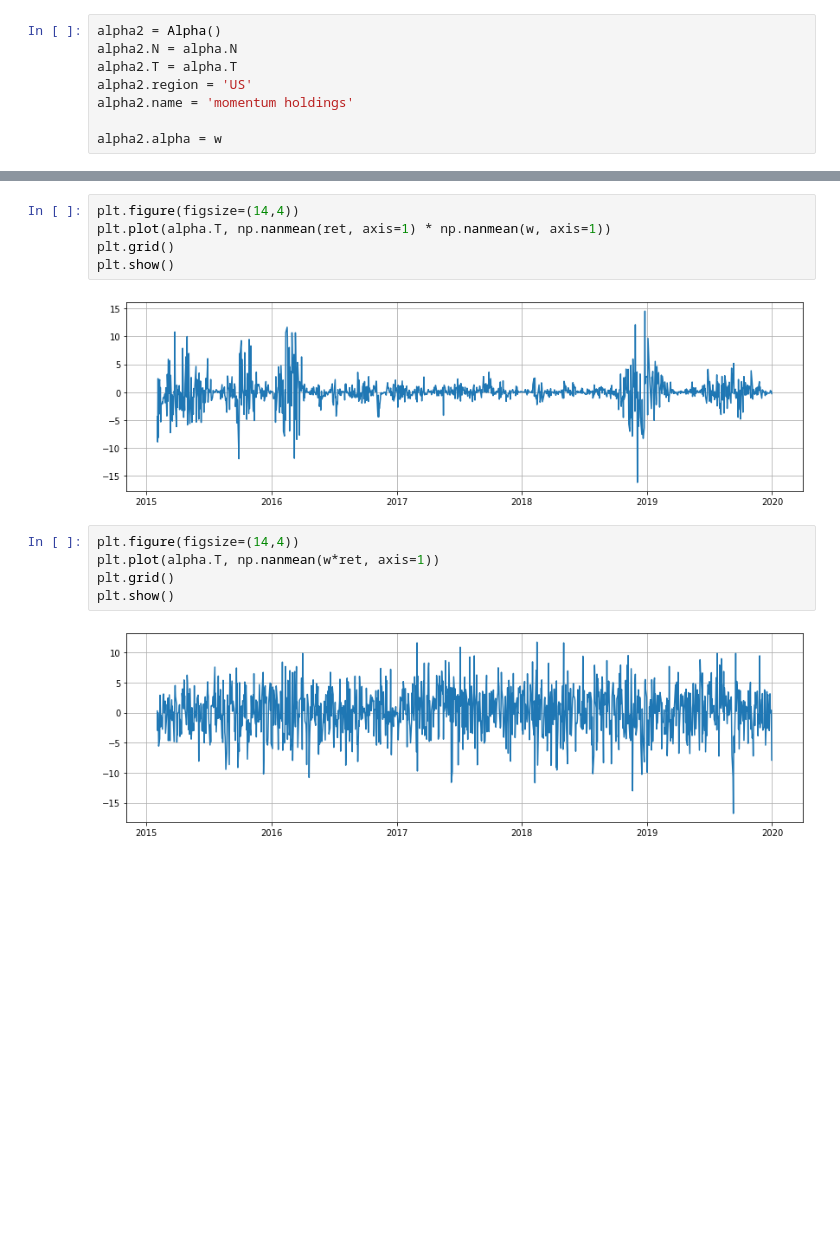
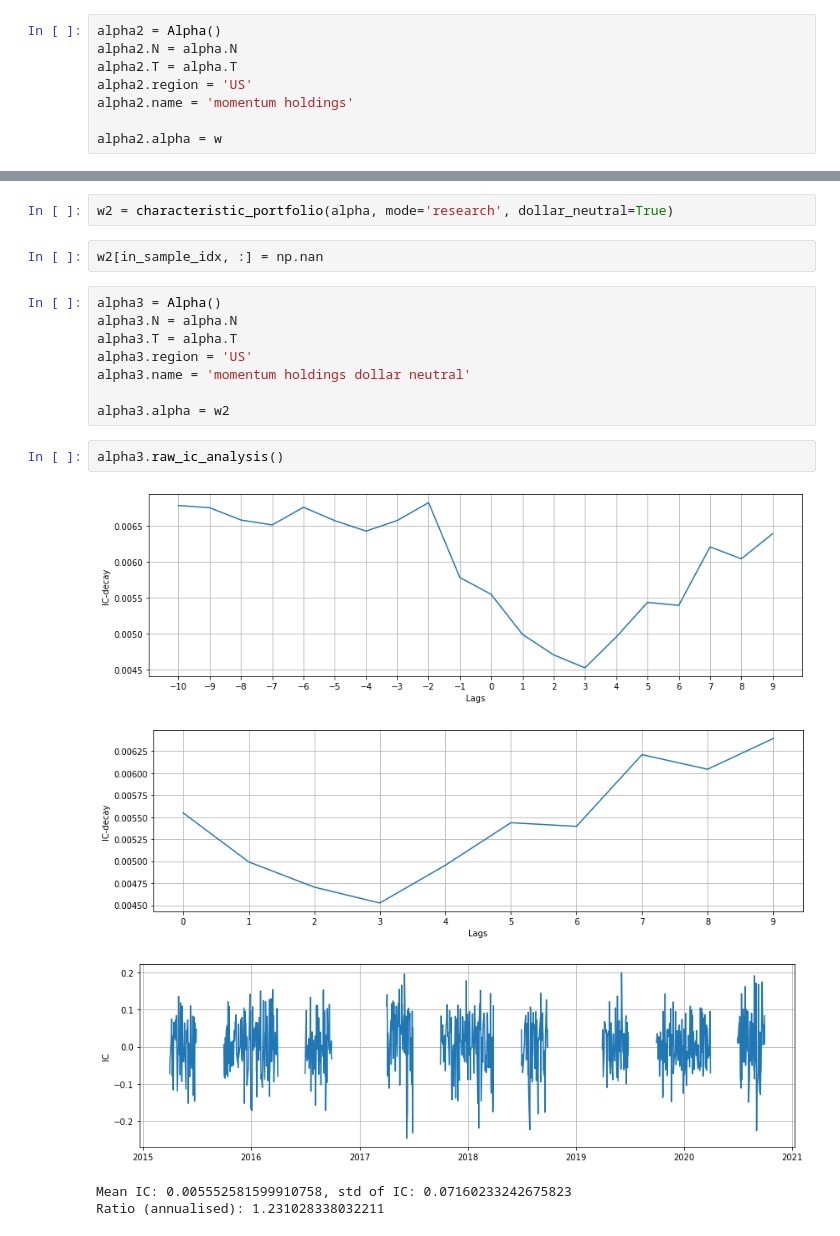
Before and after one commit to gargshashwat/quant_trading, a Jupyter notebook: Untitled.ipynb, the cells around one changed output, grey strips where cells are left out. Cells and saved outputs as stored; diff of their text form; blank space fills up the shorter version.

```diff
--- a/Untitled.ipynb
+++ b/Untitled.ipynb
@@ -124,14 +94,20 @@ irs
-# %%
-plt.figure(figsize=(14,4))
-plt.plot(alpha.T, np.nanmean(ret, axis=1) * np.nanmean(w, axis=1))
-plt.grid()
-plt.show()
-# %% [output]
-[figure, removed]
-# %%
-plt.figure(figsize=(14,4))
-plt.plot(alpha.T, np.nanmean(w*ret, axis=1))
-plt.grid()
-plt.show()
-# %% [output]
-[figure, removed]
+# %%
+w2 = characteristic_portfolio(alpha, mode='research', dollar_neutral=True)
+# %%
+w2[in_sample_idx, :] = np.nan
+# %%
+alpha3 = Alpha()
+alpha3.N = alpha.N
+alpha3.T = alpha.T
+alpha3.region = 'US'
+alpha3.name = 'momentum holdings dollar neutral'
+
+alpha3.alpha = w2
+# %%
+alpha3.raw_ic_analysis()
+# %% [output]
+[figure, added]
+[figure, added]
+[figure, added]
+Mean IC: 0.005552581599910758, std of IC: 0.07160233242675823
+Ratio (annualised): 1.231028338032211
```
Also changed, not shown: parts of 9 cells of this notebook, 2 other files.
